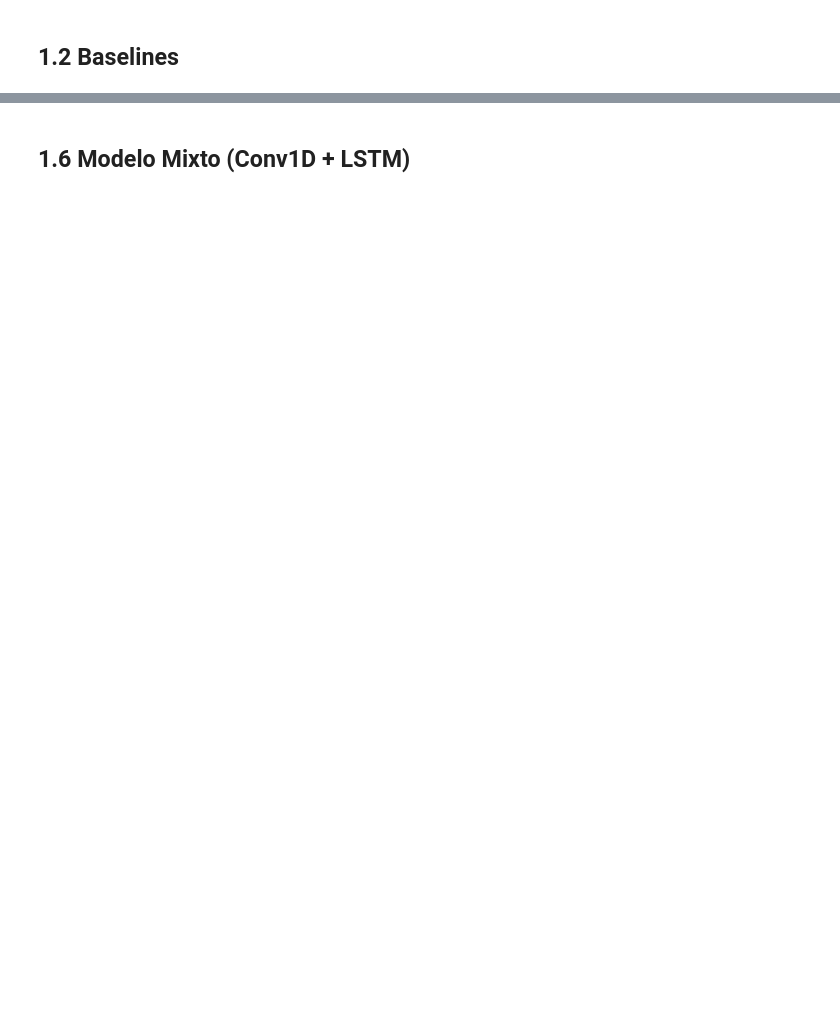
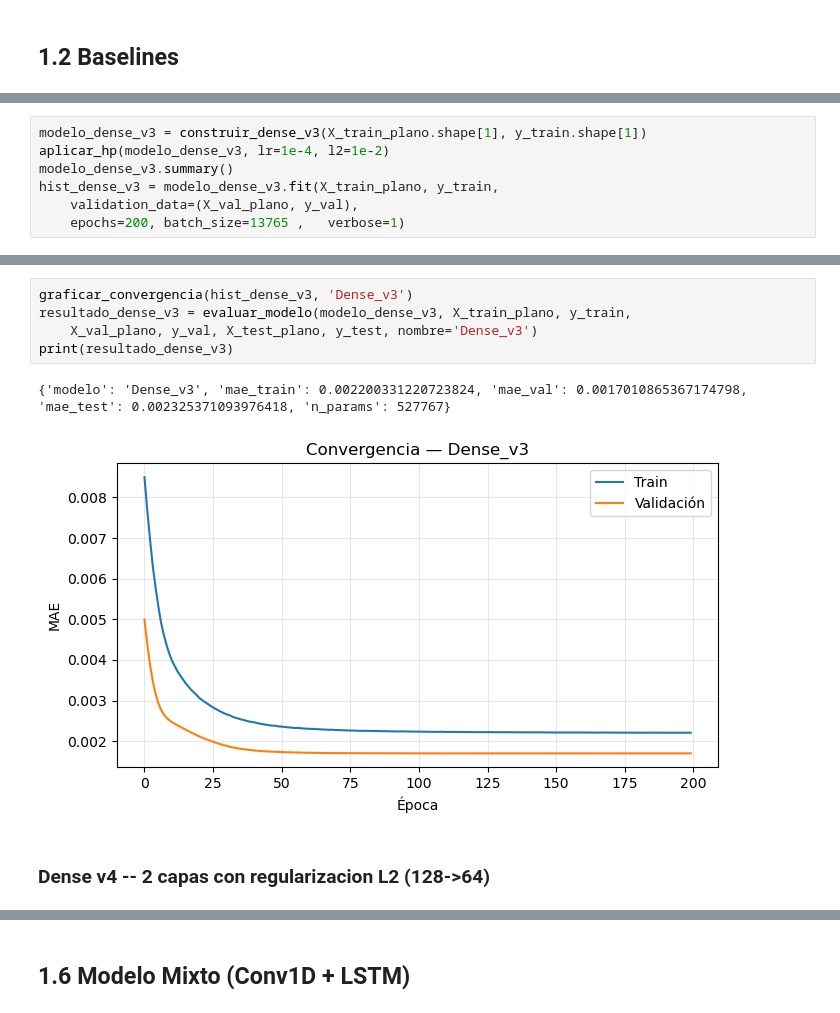
Before and after one commit to NataliaSJO/Taller4_NN, a Jupyter notebook: cuadernos/ent30_sal30.ipynb, the cells around one changed output, grey strips where cells are left out. Drawn from its saved outputs; the diff is of its cells as text; blank space fills up the shorter version.

```diff
--- a/cuadernos/ent30_sal30.ipynb
+++ b/cuadernos/ent30_sal30.ipynb
@@ -67,0 +246,7 @@ print(resultado_dense)
+# %%
+modelo_dense_v3 = construir_dense_v3(X_train_plano.shape[1], y_train.shape[1])
+aplicar_hp(modelo_dense_v3, lr=1e-4, l2=1e-2)
+modelo_dense_v3.summary()
+hist_dense_v3 = modelo_dense_v3.fit(X_train_plano, y_train,
+    validation_data=(X_val_plano, y_val),
+    epochs=200, batch_size=13765 ,   verbose=1)
@@ -67,0 +294,10 @@ print(resultado_dense)
+# %%
+graficar_convergencia(hist_dense_v3, 'Dense_v3')
+resultado_dense_v3 = evaluar_modelo(modelo_dense_v3, X_train_plano, y_train,
+    X_val_plano, y_val, X_test_plano, y_test, nombre='Dense_v3')
+print(resultado_dense_v3)
+# %% [output]
+{'modelo': 'Dense_v3', 'mae_train': 0.002200331220723824, 'mae_val': 0.0017010865367174798, 'mae_test': 0.002325371093976418, 'n_params': 527767}
+[figure, added]
+# %% [markdown]
+### Dense v4 -- 2 capas con regularizacion L2 (128->64)
```
Also changed, not shown: parts of 66 cells of this notebook, 1 other file.
